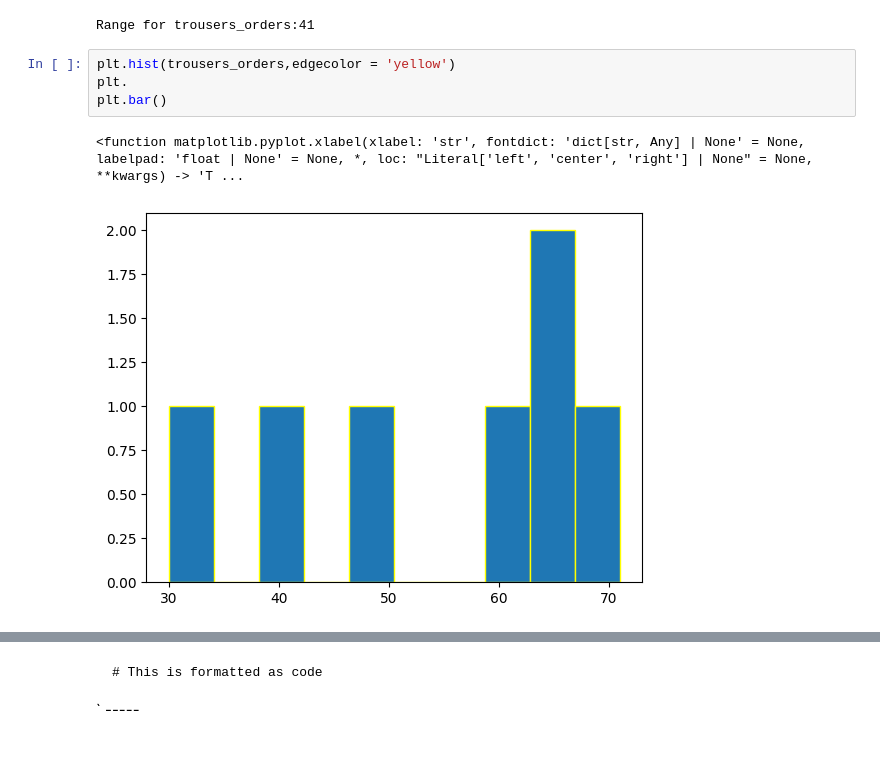
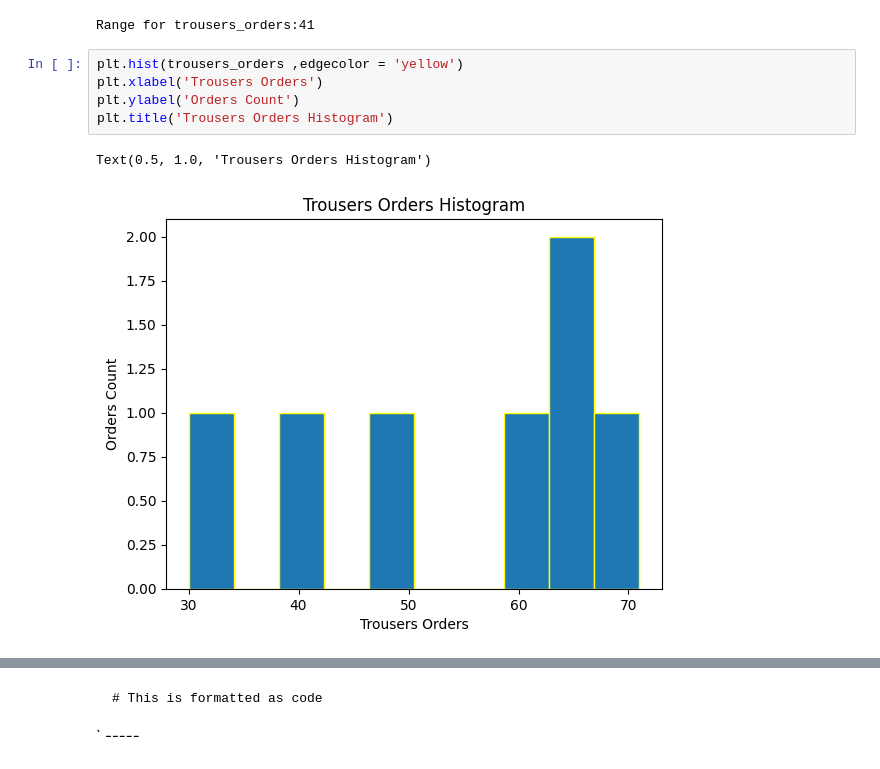
Before and after one commit to timothy-87/Group-1-Tasks, a Jupyter notebook: group_1_task.ipynb, the cells around one changed output, grey strips where cells are left out. Cells and saved outputs as stored; diff of their text form.

```diff
--- a/group_1_task.ipynb
+++ b/group_1_task.ipynb
@@ -830,9 +830,10 @@ print(f'Range for trousers_orders:{np.max(trousers_orders)-np.min(trousers_order
 # %% [output]
 Range for trousers_orders:41
 # %%
-plt.hist(trousers_orders,edgecolor = 'yellow')
-plt.
-plt.bar()
+plt.hist(trousers_orders ,edgecolor = 'yellow')
+plt.xlabel('Trousers Orders')
+plt.ylabel('Orders Count')
+plt.title('Trousers Orders Histogram')
 # %% [output]
-<function matplotlib.pyplot.xlabel(xlabel: 'str', fontdict: 'dict[str, Any] | None' = None, labelpad: 'float | None' = None, *, loc: "Literal['left', 'center', 'right'] | None" = None, **kwargs) -> 'T ...
+Text(0.5, 1.0, 'Trousers Orders Histogram')
-[figure, old version]
+[figure, new version]
```
Also changed, not shown: parts of 2 cells of this notebook.
